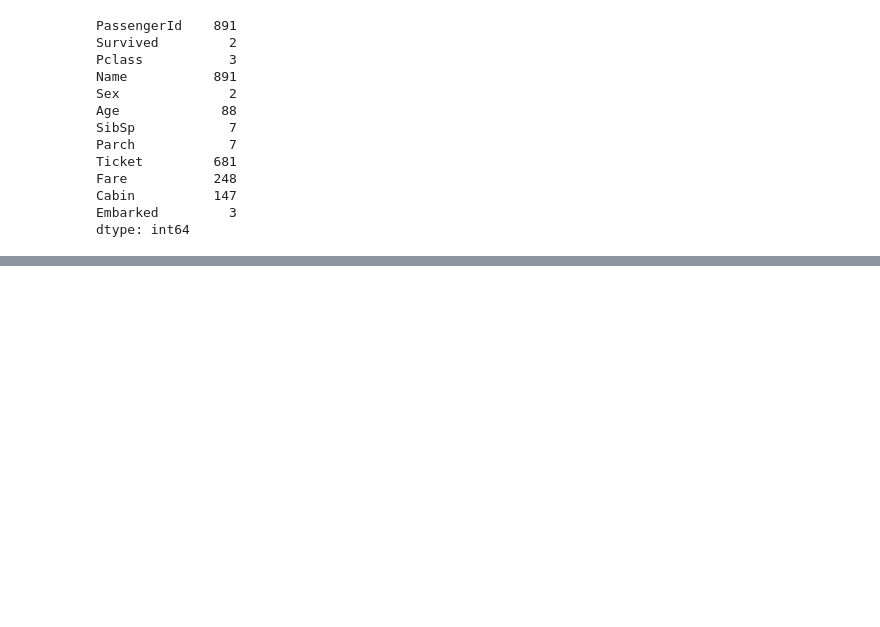
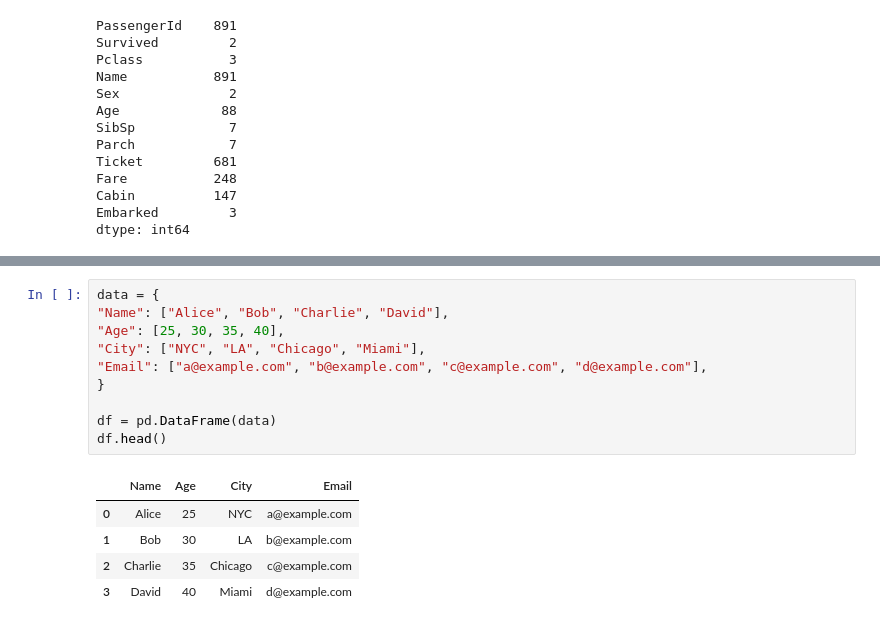
Before and after one commit to amallred/DA_M2_CodingExercises, a Jupyter notebook: w1_exercises.ipynb, the cells around one changed output, grey strips where cells are left out. Saved outputs shown, nothing was run; the diff lists cells and outputs as text; blank space fills up the shorter version.

```diff
--- a/w1_exercises.ipynb
+++ b/w1_exercises.ipynb
@@ -235,0 +240,16 @@ dtype: int64
+# %%
+data = {
+"Name": ["Alice", "Bob", "Charlie", "David"],
+"Age": [25, 30, 35, 40],
+"City": ["NYC", "LA", "Chicago", "Miami"],
+"Email": ["a@example.com", "b@example.com", "c@example.com", "d@example.com"],
+}
+
+df = pd.DataFrame(data)
+df.head()
+# %% [output]
+|  | Name | Age | City | Email |
+| 0 | Alice | 25 | NYC | a@example.com |
+| 1 | Bob | 30 | LA | b@example.com |
+| 2 | Charlie | 35 | Chicago | c@example.com |
+| 3 | David | 40 | Miami | d@example.com |
```
Also changed, not shown: parts of 17 cells of this notebook.
